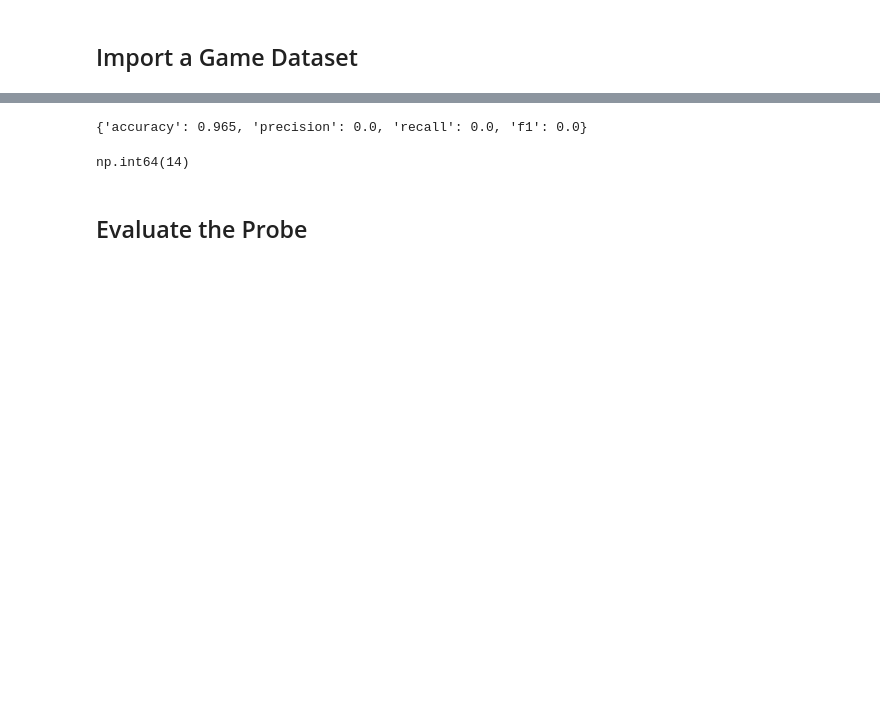
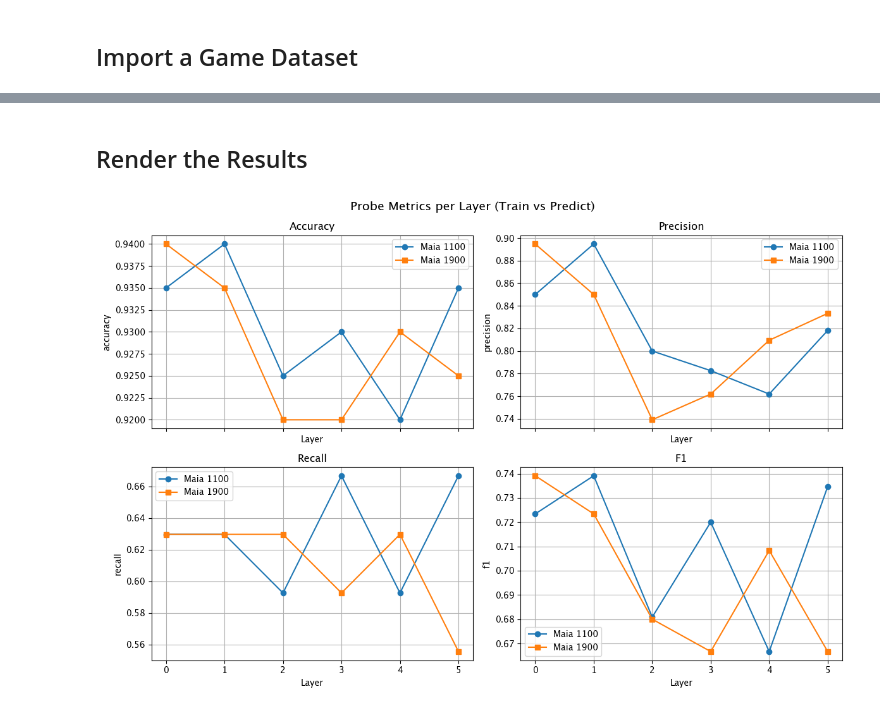
Before and after one commit to Xmaster6y/lczerolens, a Jupyter notebook: docs/source/notebooks/features/probe-concepts.ipynb, the cells around one changed output, grey strips where cells are left out. Cells and saved outputs as stored; diff of their text form; code cells hidden in the pictures; blank space fills up the shorter version.

Commit message:
probe concepts

```diff
--- a/docs/source/notebooks/features/probe-concepts.ipynb
+++ b/docs/source/notebooks/features/probe-concepts.ipynb
@@ -143,10 +76,0 @@ test_activations, test_labels = get_activations_and_labels(
-# %%
-X_test = test_activations.reshape(test_activations.shape[0], -1)
-Y_test = test_labels
-print(HasThreat.compute_metrics(probe.predict(X_test), Y_test))
-# %% [output]
-{'accuracy': 0.965, 'precision': 0.0, 'recall': 0.0, 'f1': 0.0}
-# %%
-Y_test.sum()
-# %% [output]
-np.int64(14)
@@ -153,2 +138,2 @@ np.int64(14)
 # %% [markdown]
-## Evaluate the Probe
+## Render the Results
@@ -156,0 +140,50 @@ np.int64(14)
+# %%
+import re
+import matplotlib.pyplot as plt
+
+
+# --------------------------------------------------
+def get_layer_number(key: str) -> int:
+    return int(re.search(r"block(\d+)/conv2/relu", key).group(1))
+
+
+def collect(metrics_dict):
+    """Return {metric_name: {"layers": [...], "values": [...]}}."""
+    out = {}
+    for k, v in metrics_dict.items():  # k = layer-key, v = {metric: value}
+        layer = get_layer_number(k)
+        for name, val in v.items():
+            out.setdefault(name, {"layers": [], "values": []})
+            out[name]["layers"].append(layer)
+            out[name]["values"].append(val)
+    # sort every metric by layer
+    for d in out.values():
+        layers, vals = zip(*sorted(zip(d["layers"], d["values"])))
+        d["layers"], d["values"] = layers, vals
+    return out
+
+
+metrics_1100 = collect(maia_1100_metrics)
+metrics_1900 = collect(maia_1900_metrics)
+
+
+fig, axes = plt.subplots(2, 2, figsize=(12, 8), sharex=True)
+axes = axes.ravel()
+
+for ax, metric in zip(axes, metrics_1100):
+    ax.plot(metrics_1100[metric]["layers"], metrics_1100[metric]["values"], marker="o", label="Maia 1100")
+    ax.plot(metrics_1900[metric]["layers"], metrics_1900[metric]["values"], marker="s", label="Maia 1900")
+    ax.set_title(metric.replace("_", " ").title())
+    ax.set_xlabel("Layer")
+    ax.set_ylabel(metric)
+    ax.grid(True)
+    ax.legend()
+
+for ax in axes[len(metrics_1100) :]:
+    ax.axis("off")
+
+fig.suptitle("Probe Metrics per Layer (Train vs Predict)", fontsize=14)
+plt.tight_layout()
+plt.show()
+# %% [output]
+[figure, added]
```
Also changed, not shown: parts of 22 cells of this notebook, 2 other files.
